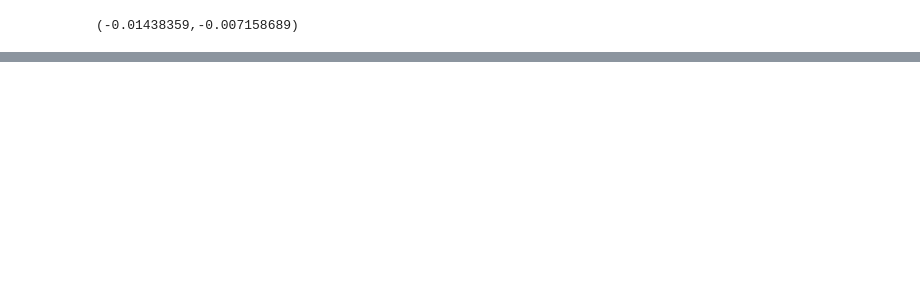
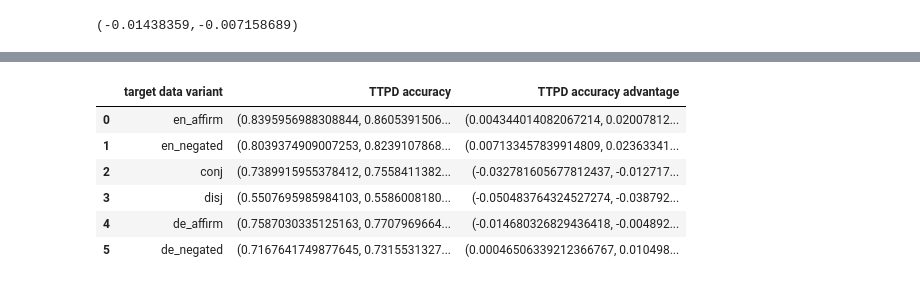
Before and after one commit to BareBeaverBat/TruthIsUniversalInPhi3_5, a Jupyter notebook: analyzing_overall_results.ipynb, the cells around one changed output, grey strips where cells are left out. Cells and saved outputs as stored; diff of their text form; code cells hidden in the pictures; blank space fills up the shorter version.

```diff
--- a/analyzing_overall_results.ipynb
+++ b/analyzing_overall_results.ipynb
@@ -1191,0 +1363,21 @@ This overall test-set generalization deficit (of TTPD relative to LR) of ~1pp se
+# %%
+data_variant_test_accs = {data_variant: calc_conf_interval(safely_concat_ndarrays(test_accs_lst))
+                          for data_variant, test_accs_lst in all_scenarios_data_variant_test_accs_collector.items()}
+data_variant_test_acc_advs = {data_variant: calc_conf_interval(safely_concat_ndarrays(test_acc_advs_lst))
+                          for data_variant, test_acc_advs_lst in all_scenarios_data_variant_test_acc_advs_collector.items()}
+(data_variant_generalization_summary_df := pd.DataFrame([
+    {
+        "target data variant": correct_variant_nm_for_display(data_variant),
+        "TTPD accuracy": data_variant_test_accs[data_variant],
+        "TTPD accuracy advantage": data_variant_test_acc_advs[data_variant]
+    }
+    for data_variant in all_data_variants
+]))
+# %% [output]
+|  | target data variant | TTPD accuracy | TTPD accuracy advantage |
+| 0 | en_affirm | (0.8395956988308844, 0.8605391506... | (0.004344014082067214, 0.02007812... |
+| 1 | en_negated | (0.8039374909007253, 0.8239107868... | (0.007133457839914809, 0.02363341... |
+| 2 | conj | (0.7389915955378412, 0.7558411382... | (-0.032781605677812437, -0.012717... |
+| 3 | disj | (0.5507695985984103, 0.5586008180... | (-0.050483764324527274, -0.038792... |
+| 4 | de_affirm | (0.7587030335125163, 0.7707969664... | (-0.014680326829436418, -0.004892... |
+| 5 | de_negated | (0.7167641749877645, 0.7315531327... | (0.00046506339212366767, 0.010498... |
```
Also changed, not shown: parts of 22 cells of this notebook, 3 other files.
